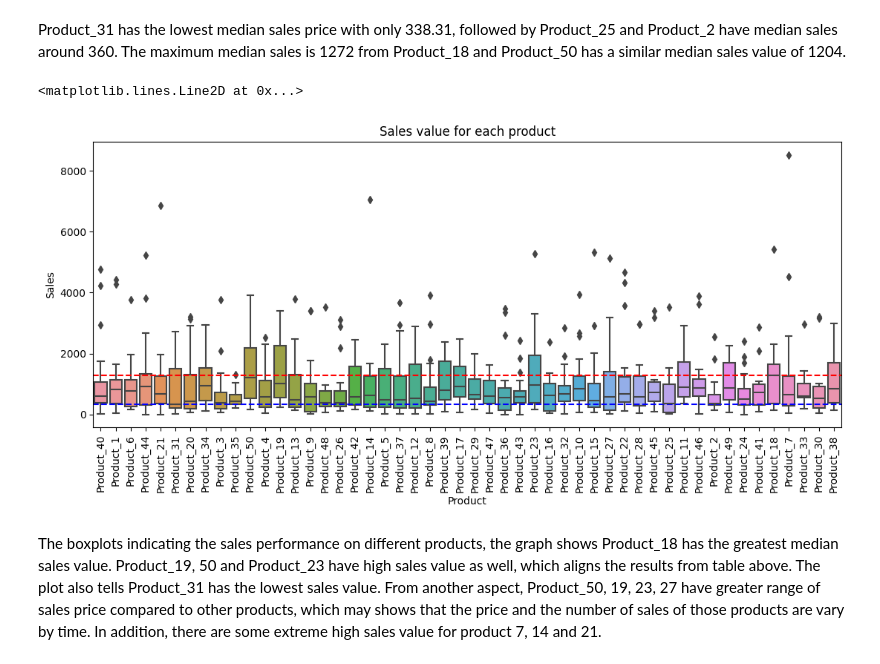
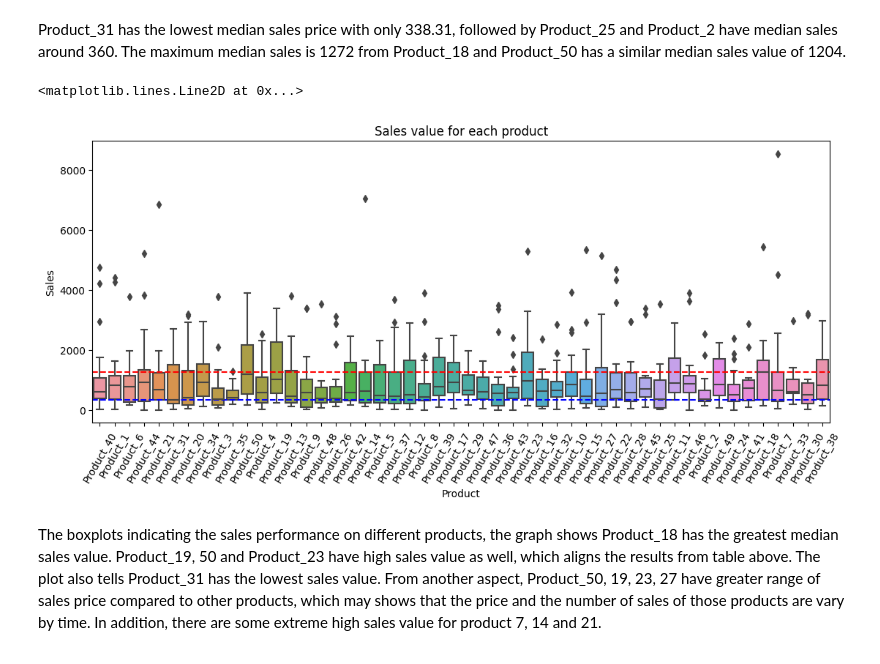
Before and after one commit to hiu04/Data-Science, a Jupyter notebook: A1_DS.ipynb, the cells around one changed output. Drawn from its saved outputs; the diff is of its cells as text; code cells hidden in the pictures.

```diff
--- a/A1_DS.ipynb
+++ b/A1_DS.ipynb
@@ -251,20 +231,20 @@ Product_31 has the lowest median sales price with only 338.31, followed by Produ
 # %%
 # Product vs. Sales
 from matplotlib import pyplot as plt
 plt.figure(figsize=(13,5))
 
 plot1 = sns.boxplot(x = "Product",
                     y = "Sales",
                     data = df)
-plot1.tick_params(axis='x', rotation=90)
+plot1.tick_params(axis='x', rotation=60)
 plt.title("Sales value for each product")
 plt.axhline(y= df.groupby(df['Product'])['Sales'].median().max(),
              color = "red", linestyle = "dashed")
 plt.axhline(y= df.groupby(df['Product'])['Sales'].median().min(),
              color = "blue", linestyle = "dashed")
 # %% [output]
 <matplotlib.lines.Line2D at 0x...>
-[figure, old version]
+[figure, new version]
 # %% [markdown]
 The boxplots indicating the sales performance on different products, the graph shows Product_18 has the greatest median sales value. Product_19, 50 and Product_23 have high sales value as well, which aligns the results from table above. The plot also tells Product_31 has the lowest sales value. From another aspect, Product_50, 19, 23, 27 have greater range of sales price compared to other products, which may shows that the price and the number of sales of those products are vary by time. In addition, there are some extreme high sales value for product 7, 14 and 21.
 # %% [markdown]
```
Also changed, not shown: parts of 1 cell of this notebook.
